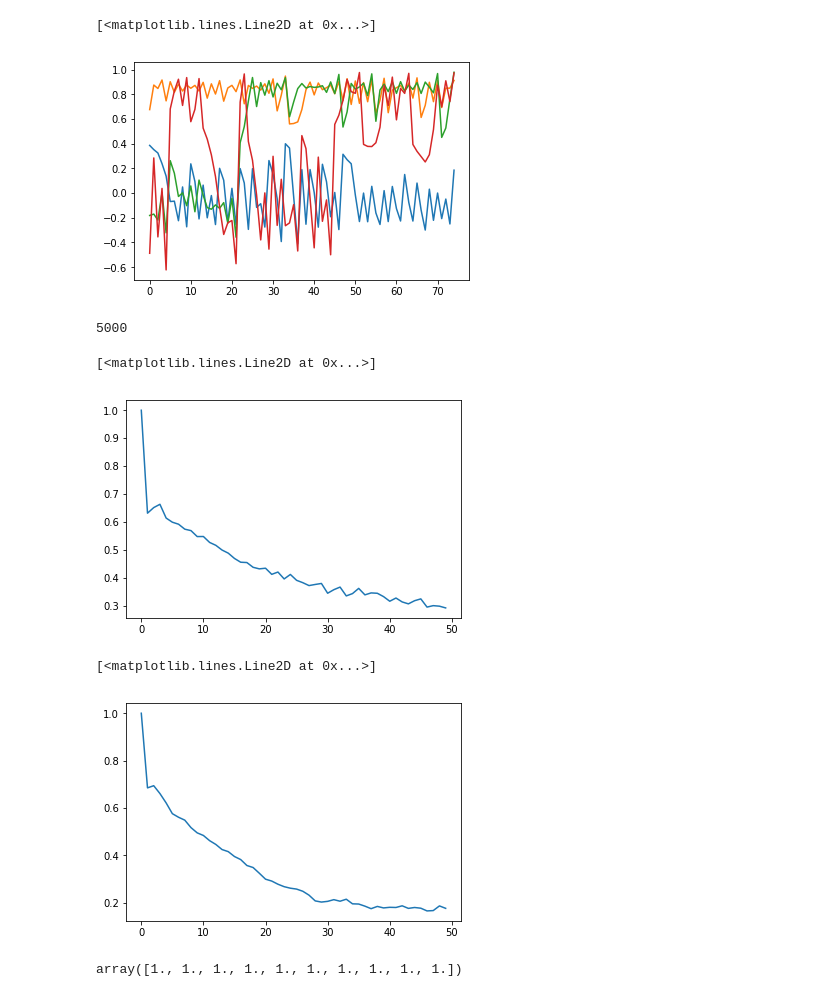
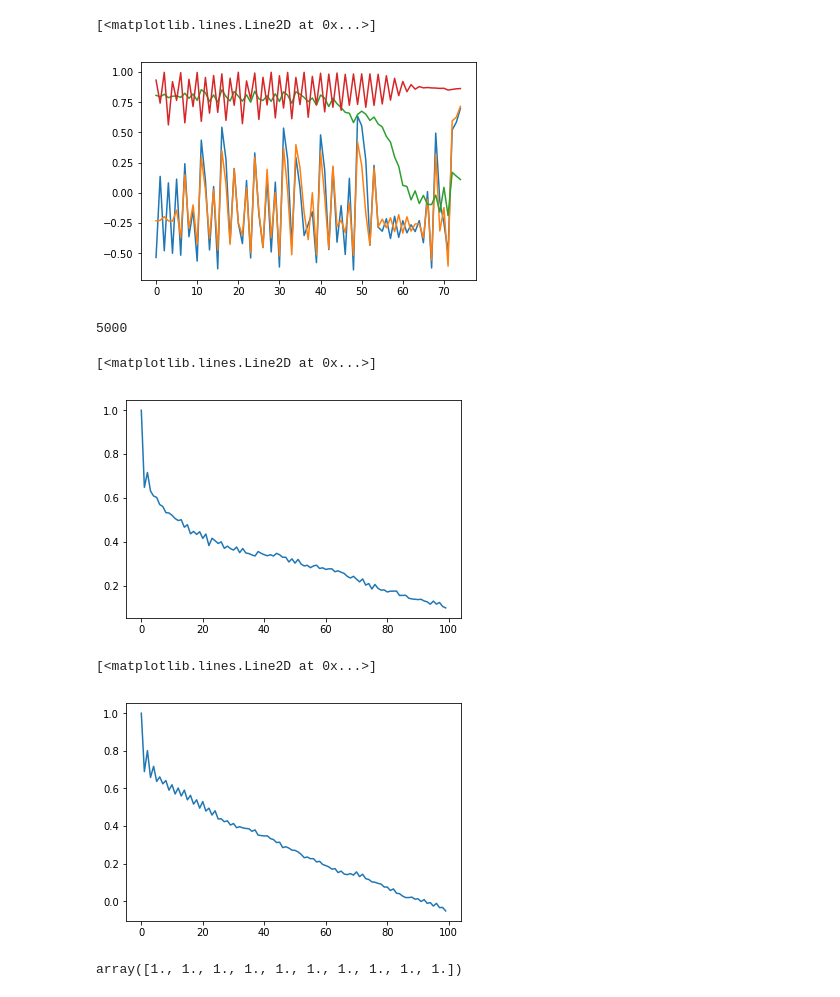
Before and after one commit to tripdancer0916/time-scale-differentiation, a Jupyter notebook: coupled_map_on_network.ipynb, the cells around one changed output. Drawn from its saved outputs; the diff is of its cells as text; code cells hidden in the pictures.

```diff
--- a/coupled_map_on_network.ipynb
+++ b/coupled_map_on_network.ipynb
@@ -40,7 +40,7 @@ def coupled_map_on_networks(x_t, G, epsilon, a, degrees_inv):
     return x_t_1
 # %%
 N_NODES = 200
-mu = 0.1
+mu = 0.3
 G = make_layered_network(N_NODES, 15, 4, mu)
 # G = np.ones((200, 200))
 
@@ -58,26 +58,26 @@ plt.plot(x.T[100][200:350:2])
 plt.plot(x.T[150][200:350:2])
 # %% [output]
 [<matplotlib.lines.Line2D at 0x...>]
-[figure, old version]
+[figure, new version]
 # %%
 len(x.T[0])
 # %% [output]
 5000
 # %%
-autocorrelation_list = np.zeros((50,N_NODES))
+autocorrelation_list = np.zeros((100,N_NODES))
 for i in range(N_NODES):
-    for j in np.arange(0, 100, 2):
+    for j in np.arange(0, 200, 2):
         autocorrelation_list[int(j/2)][i] = np.corrcoef(x.T[i][100+j:4500+j:2], x.T[i][100:4500:2])[0][1]
 # %%
-plt.plot(autocorrelation_list.T[10])
+plt.plot(autocorrelation_list.T[0])
 # %% [output]
 [<matplotlib.lines.Line2D at 0x...>]
-[figure, old version]
+[figure, new version]
 # %%
 plt.plot(autocorrelation_list.T[152])
 # %% [output]
 [<matplotlib.lines.Line2D at 0x...>]
-[figure, old version]
+[figure, new version]
 # %%
 x = np.ones(10)
 x**2
```
Also changed, not shown: parts of 1 cell of this notebook, 4 other files.
